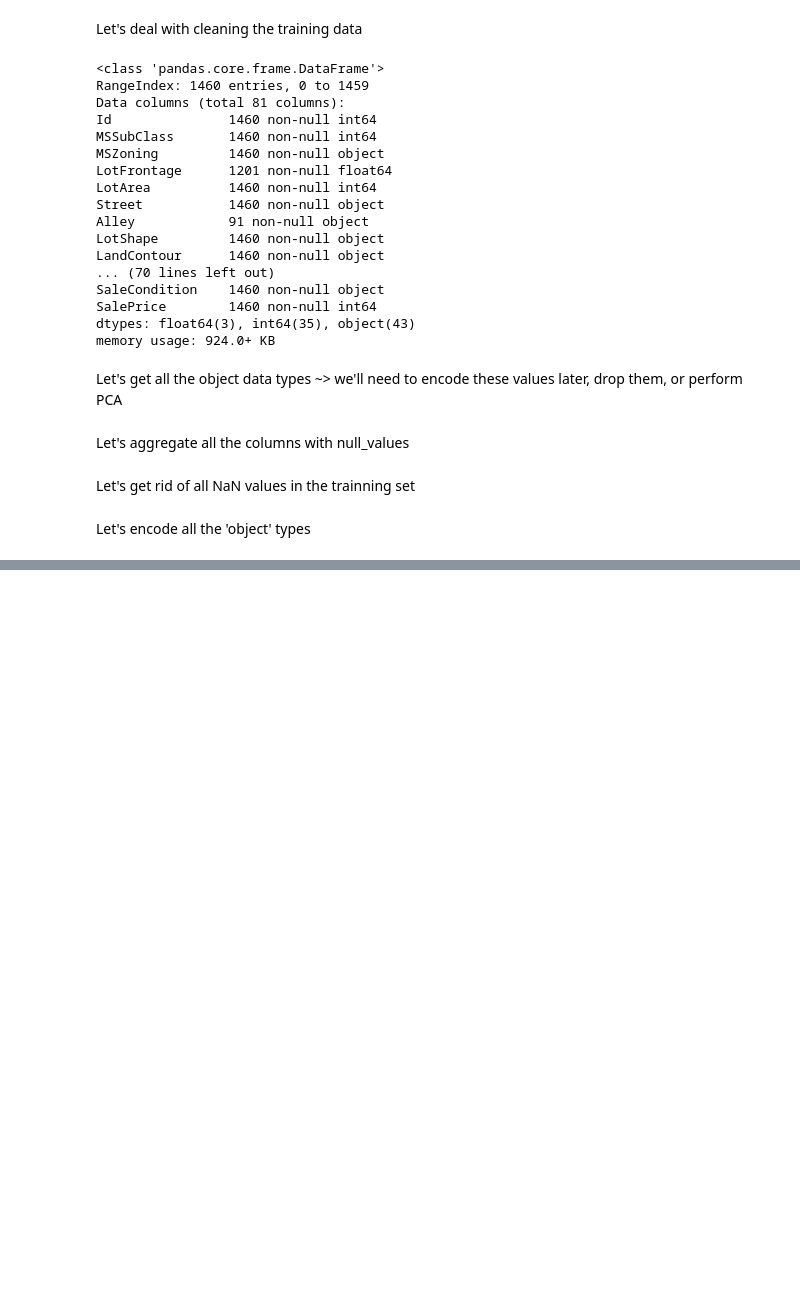
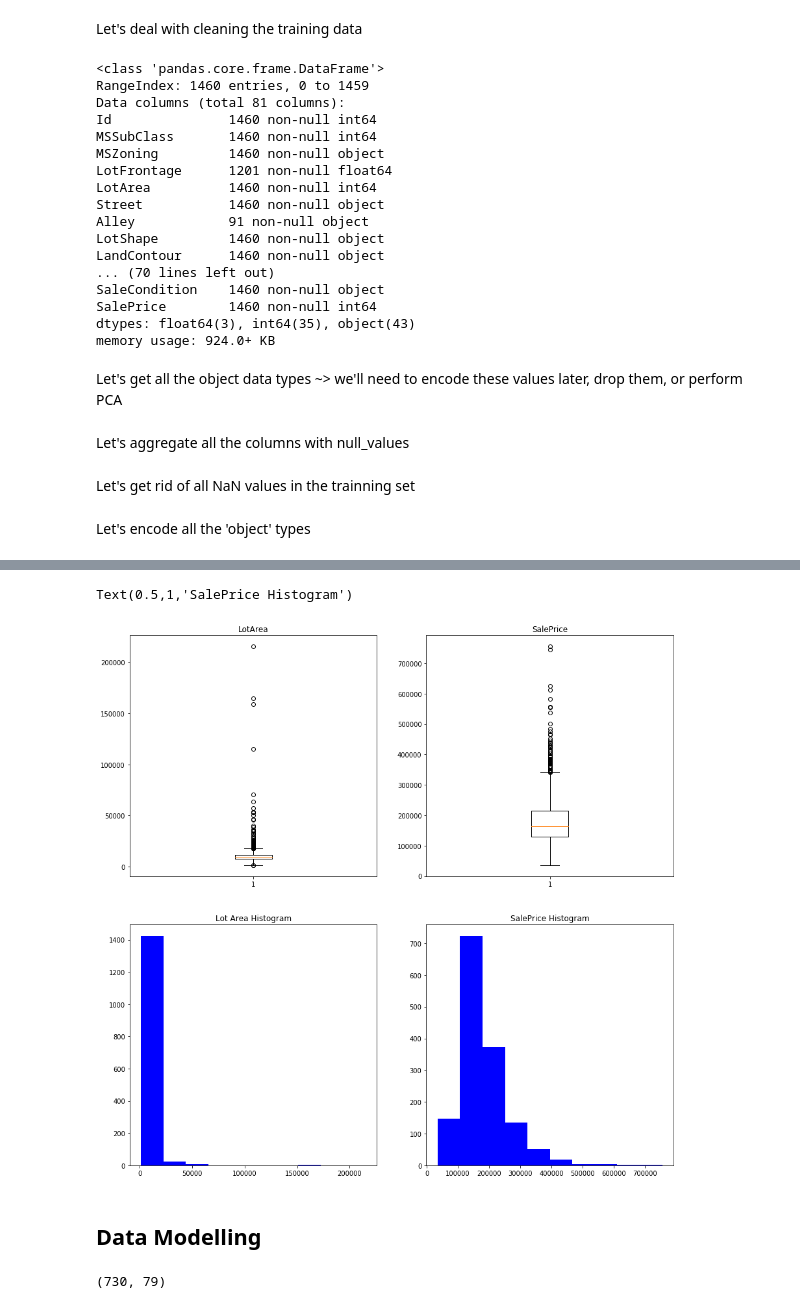
Before and after one commit to kho226/kaggle, a Jupyter notebook: housePricesAdvancedRegressionTechniques/HousingAdvancedRegressionTechniques.ipynb, the cells around one changed output, grey strips where cells are left out. Saved outputs shown, nothing was run; the diff lists cells and outputs as text; code cells hidden in the pictures; blank space fills up the shorter version.

```diff
--- a/housePricesAdvancedRegressionTechniques/HousingAdvancedRegressionTechniques.ipynb
+++ b/housePricesAdvancedRegressionTechniques/HousingAdvancedRegressionTechniques.ipynb
@@ -118,0 +149,10 @@ for c in data[0]:
+# %%
+##time ~> O(n)
+##space ~> O(n)
+i = 0
+null_values = data[1].isnull().sum()
+null_columns = set()
+for v in null_values:
+    if v > 0:
+            null_columns.add(null_values.axes[0][i])
+    i += 1
@@ -118,0 +207,39 @@ for c in data[0]:
+# %%
+fig, ax = plt.subplots(2,2,figsize = (15,15))
+
+plt1 = ax[0][0]
+plt2 = ax[0][1]
+plt3 = ax[1][0]
+plt4 = ax[1][1]
+
+plt1.boxplot(
+                            x = data[0]['LotArea'],
+                            meanline=True
+)
+plt1.set_title("LotArea")
+
+plt2.boxplot(
+                        x = data[0]['SalePrice'],
+                        meanline=True
+)
+plt2.set_title("SalePrice")
+
+plt3.hist(
+                    x = data[0]['LotArea'],
+                    color = ['b'],
+                    label = ['LotArea']
+)
+plt3.set_title("Lot Area Histogram")
+
+
+plt4.hist(
+                    x = data[0]['SalePrice'],
+                    color = ['b'],
+                    label = ['SalePrice']
+)
+plt4.set_title ("SalePrice Histogram")
+# %% [output]
+Text(0.5,1,'SalePrice Histogram')
+[figure, added]
+# %% [markdown]
+## Data Modelling
@@ -118,0 +256,4 @@ for c in data[0]:
+# %%
+train_vals.shape
+# %% [output]
+(730, 79)
```
Also changed, not shown: parts of 38 cells of this notebook.
